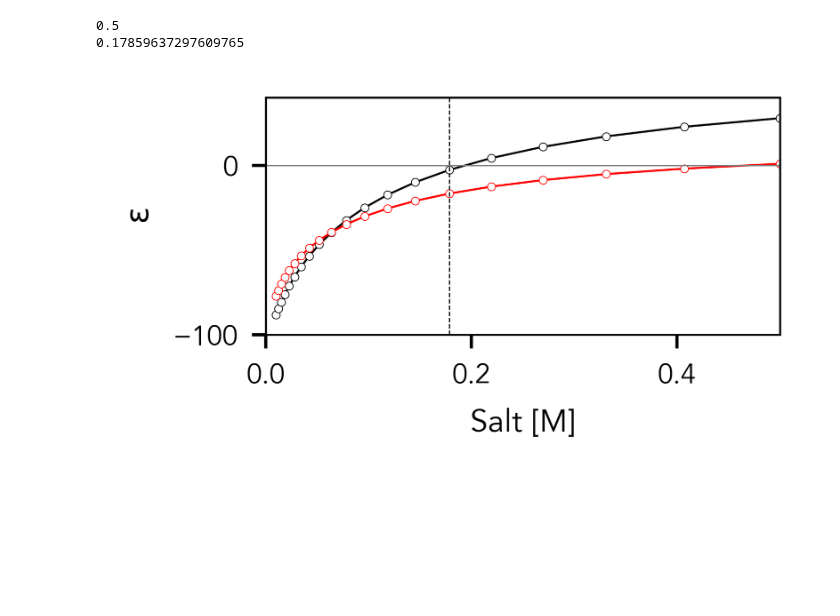
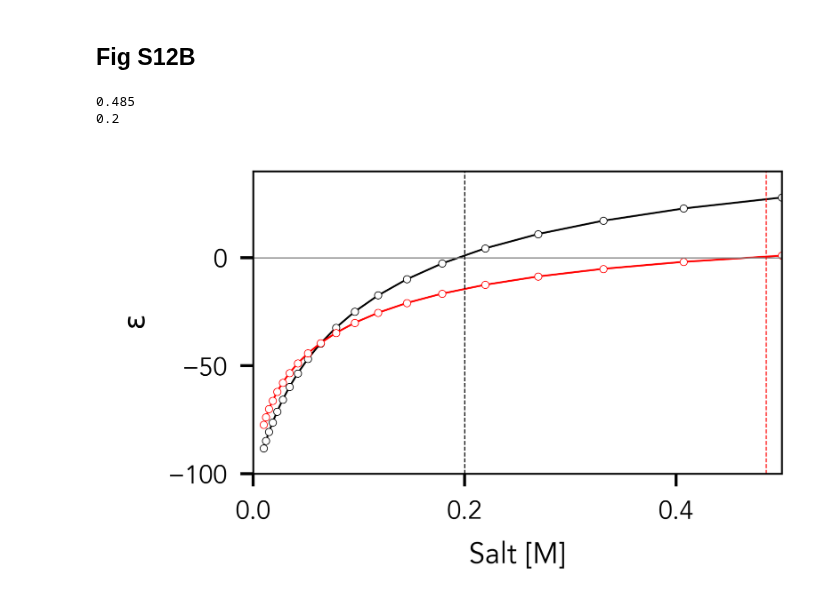
Before and after one commit to holehouse-lab/supportingdata, a Jupyter notebook: 2025/finches_2025/figures/figure_5/Fig_5B_C_D.ipynb, the cells around one changed output. Cells and saved outputs as stored; diff of their text form; code cells hidden in the pictures; blank space fills up the shorter version.

Commit message:
Updated figure 4 and 5 notebooks for acceptance

```diff
--- a/2025/finches_2025/figures/figure_5/Fig_5B_C_D.ipynb
+++ b/2025/finches_2025/figures/figure_5/Fig_5B_C_D.ipynb
@@ -90,6 +138,6 @@ IDR: 85-198
 # %%
-mf = Mpipi_frontend(salt=0.250)
-mf.interaction_figure(h1_fl, ProtA, window_size=13, vmin=-6.5, vmax=6.5, tic_frequency=10, fname='out_figures/h1_prot_intermap.pdf')
+mf.interaction_figure(h1_fl, ProtA, window_size=WINDOW_SIZE, vmin=-6.5, vmax=6.5, tic_frequency=10, fname='out_figures/h1_prot_intermap.pdf')
+mf.interaction_figure(h1_fl, ProtA, window_size=WINDOW_SIZE, vmin=-6.5, vmax=6.5, tic_frequency=10, null_shuffle=1000,fname='out_figures/h1_prot_intermap_null_normalized.pdf')
 # %% [output]
 (<Figure size 2975x2975 with 4 Axes>,
  <matplotlib.image.AxesImage at 0x...>,
@@ -228,38 +334,45 @@ salt = np.logspace(start, end, num=20)
 # %%
+# define slat titration range
+start = np.log10(0.01)
+end = np.log10(0.5)
+salt = np.logspace(start, end, num=20)
+
 cf_eps_salt = []
 mf_eps_salt = []
-for s in salt:
+for s in tqdm(salt):
     cf = CALVADOS_frontend(salt=s)
     cf_eps_salt.append(cf.epsilon(ProtA, h1_fl))
 
     mf = Mpipi_frontend(salt=s)
     mf_eps_salt.append(mf.epsilon(ProtA, h1_fl))
+# %% [markdown]
+## Fig S12B
 # %%
 figure(None, (2.6,1.5), dpi=350)
 ax = plt.gca()
 
 plt.plot(salt,cf_eps_salt, '-ok', ms=2,lw=0.5, mfc='w', mew=0.2)
 plt.plot(salt,mf_eps_salt, '-or', ms=2,lw=0.5, mfc='w', mew=0.2)
 plt.xticks(np.arange(0,1.2,0.2), fontsize=7)
 ax.axhline(0, color='grey',lw=0.3, ls='-')
 
-salt_0_mf = salt[np.argmin(np.abs(mf_eps_salt))]
-salt_0_cf = salt[np.argmin(np.abs(cf_eps_salt))]
+# do this manually because I'm too lazy to fit and extrat the intercept...
+salt_0_mf = 0.485
+salt_0_cf = 0.2
 
 ax.axvline(salt_0_mf, color='r',lw=0.3, ls='--')
 ax.axvline(salt_0_cf, color='k',lw=0.3, ls='--')
 print(salt_0_mf)
 print(salt_0_cf)
 plt.xlabel('Salt [M]', fontsize=8)
 plt.ylabel(r'$\rm \epsilon$', fontsize=8)
 
 plt.yticks(fontsize=7)
 plt.ylim([-100, 40])
 plt.xlim([0,0.5])
 
-plt.tight_layout()
 plt.savefig('out_figures/h1_protA_salt.pdf')
 # %% [output]
-0.5
-0.17859637297609765
+0.485
+0.2
-[figure, old version]
+[figure, new version]
```
Also changed, not shown: parts of 26 cells of this notebook, 58 other files.
